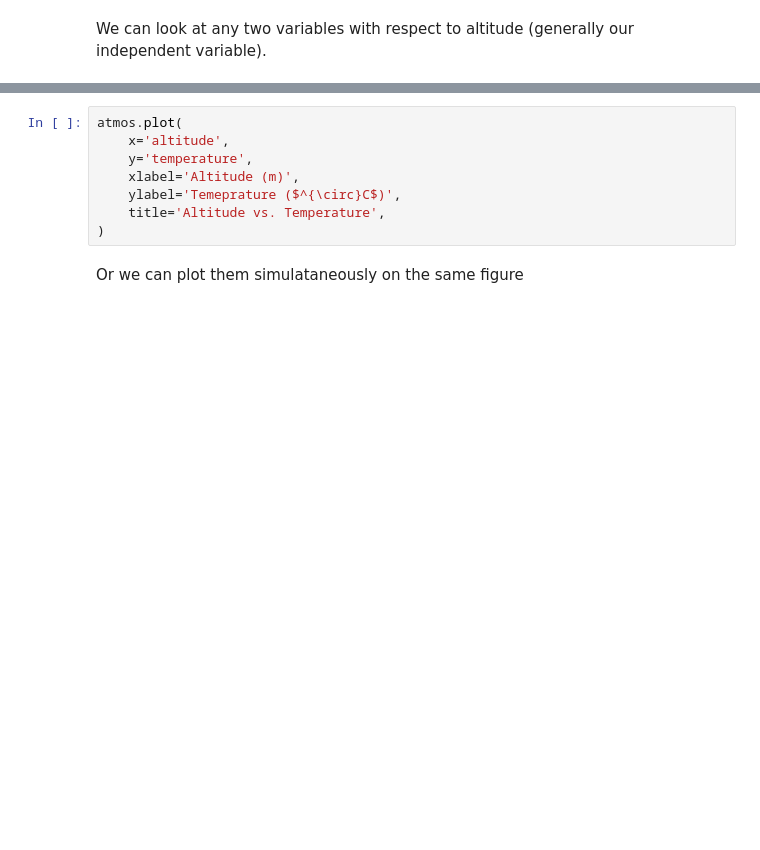
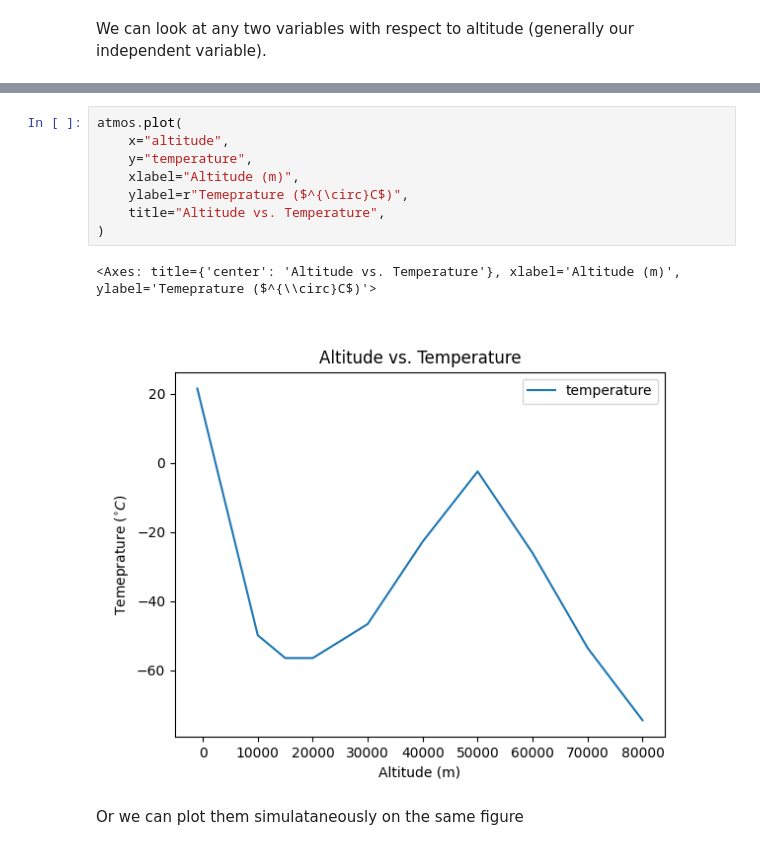
Before and after one commit to ruc-data-viz/2024-spring-class-05, a Jupyter notebook: notebooks/notebook_02_multivariate.ipynb, the cells around one changed output, grey strips where cells are left out. Drawn from its saved outputs; the diff is of its cells as text; blank space fills up the shorter version.

```diff
--- a/notebooks/notebook_02_multivariate.ipynb
+++ b/notebooks/notebook_02_multivariate.ipynb
@@ -28,11 +50,14 @@ atmos.plot(
 # %%
 atmos.plot(
-    x='altitude',
-    y='temperature',
-    xlabel='Altitude (m)',
-    ylabel='Temeprature ($^{\circ}C$)',
-    title='Altitude vs. Temperature',
+    x="altitude",
+    y="temperature",
+    xlabel="Altitude (m)",
+    ylabel=r"Temeprature ($^{\circ}C$)",
+    title="Altitude vs. Temperature",
 )
+# %% [output]
+<Axes: title={'center': 'Altitude vs. Temperature'}, xlabel='Altitude (m)', ylabel='Temeprature ($^{\\circ}C$)'>
+[figure, added]
 # %% [markdown]
 Or we can plot them simulataneously on the same figure
 # %%
```
Also changed, not shown: parts of 7 cells of this notebook, 4 other files.
